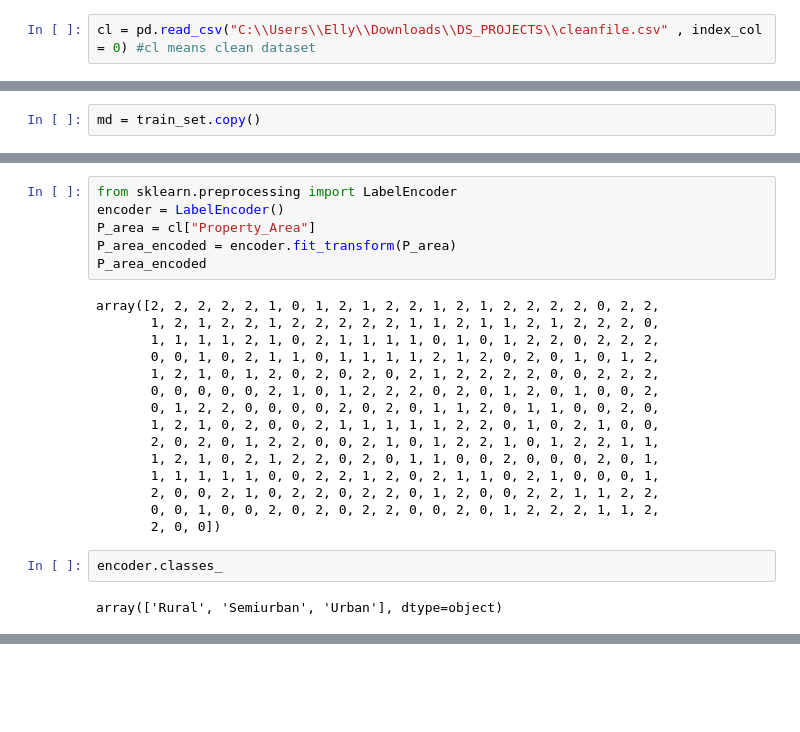
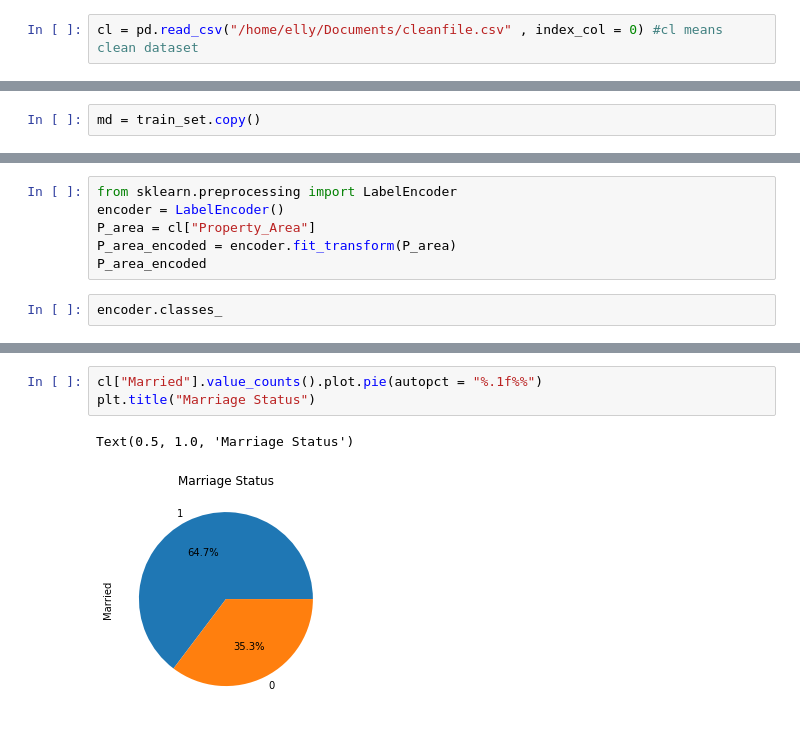
Before and after one commit to OMONDIELLY/DS, a Jupyter notebook: test2.ipynb, the cells around one changed output, grey strips where cells are left out. Saved outputs shown, nothing was run; the diff lists cells and outputs as text; blank space fills up the shorter version.

```diff
--- a/test2.ipynb
+++ b/test2.ipynb
@@ -189,5 +189,5 @@ memory usage: 21.4+ KB
 # %%
-cl = pd.read_csv("C:\\Users\\Elly\\Downloads\\DS_PROJECTS\\cleanfile.csv" , index_col = 0) #cl means clean dataset
+cl = pd.read_csv("/home/elly/Documents/cleanfile.csv" , index_col = 0) #cl means clean dataset
 # %%
 cl.info()
 # %% [output]
@@ -248,25 +245,8 @@ encoder = LabelEncoder()
 P_area = cl["Property_Area"]
 P_area_encoded = encoder.fit_transform(P_area)
 P_area_encoded
-# %% [output]
-array([2, 2, 2, 2, 2, 1, 0, 1, 2, 1, 2, 2, 1, 2, 1, 2, 2, 2, 2, 0, 2, 2,
-       1, 2, 1, 2, 2, 1, 2, 2, 2, 2, 2, 1, 1, 2, 1, 1, 2, 1, 2, 2, 2, 0,
-       1, 1, 1, 1, 2, 1, 0, 2, 1, 1, 1, 1, 0, 1, 0, 1, 2, 2, 0, 2, 2, 2,
-       0, 0, 1, 0, 2, 1, 1, 0, 1, 1, 1, 1, 2, 1, 2, 0, 2, 0, 1, 0, 1, 2,
-       1, 2, 1, 0, 1, 2, 0, 2, 0, 2, 0, 2, 1, 2, 2, 2, 2, 0, 0, 2, 2, 2,
-       0, 0, 0, 0, 0, 2, 1, 0, 1, 2, 2, 2, 0, 2, 0, 1, 2, 0, 1, 0, 0, 2,
-       0, 1, 2, 2, 0, 0, 0, 0, 2, 0, 2, 0, 1, 1, 2, 0, 1, 1, 0, 0, 2, 0,
-       1, 2, 1, 0, 2, 0, 0, 2, 1, 1, 1, 1, 1, 2, 2, 0, 1, 0, 2, 1, 0, 0,
-       2, 0, 2, 0, 1, 2, 2, 0, 0, 2, 1, 0, 1, 2, 2, 1, 0, 1, 2, 2, 1, 1,
-       1, 2, 1, 0, 2, 1, 2, 2, 0, 2, 0, 1, 1, 0, 0, 2, 0, 0, 0, 2, 0, 1,
-       1, 1, 1, 1, 1, 0, 0, 2, 2, 1, 2, 0, 2, 1, 1, 0, 2, 1, 0, 0, 0, 1,
-       2, 0, 0, 2, 1, 0, 2, 2, 0, 2, 2, 0, 1, 2, 0, 0, 2, 2, 1, 1, 2, 2,
-       0, 0, 1, 0, 0, 2, 0, 2, 0, 2, 2, 0, 0, 2, 0, 1, 2, 2, 2, 1, 1, 2,
-       2, 0, 0])
 # %%
 encoder.classes_
-# %% [output]
-array(['Rural', 'Semiurban', 'Urban'], dtype=object)
 # %%
 cl.head(3)
 # %% [output]
@@ -275,3 +255,9 @@ cl.head(3)
 | LP001015 | 1 | 1 | 0 | 1 | 1 | 5720 | 0 | ... |
 | LP001022 | 1 | 1 | 1 | 1 | 1 | 3076 | 1500 | ... |
 | LP001031 | 1 | 1 | 2 | 1 | 1 | 5000 | 1800 | ... |
+# %%
+cl["Married"].value_counts().plot.pie(autopct = "%.1f%%")
+plt.title("Marriage Status")
+# %% [output]
+Text(0.5, 1.0, 'Marriage Status')
+[figure, added]
```
Also changed, not shown: parts of 5 cells of this notebook, 2 other files.
